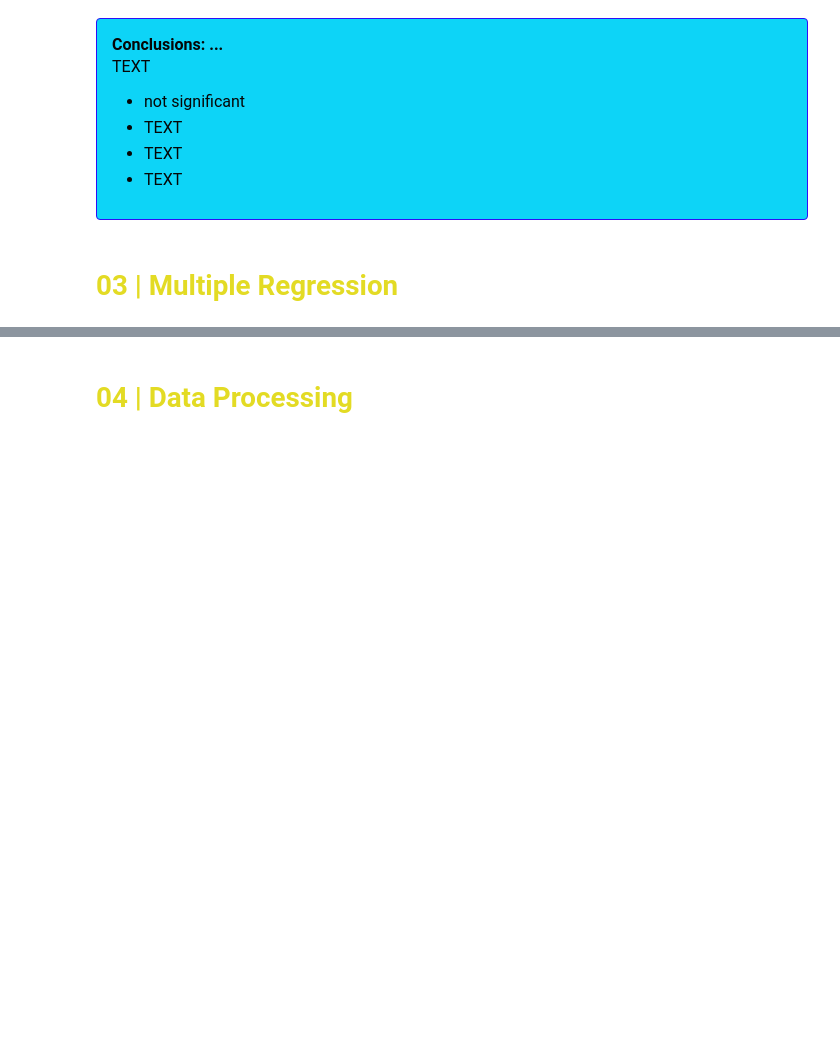
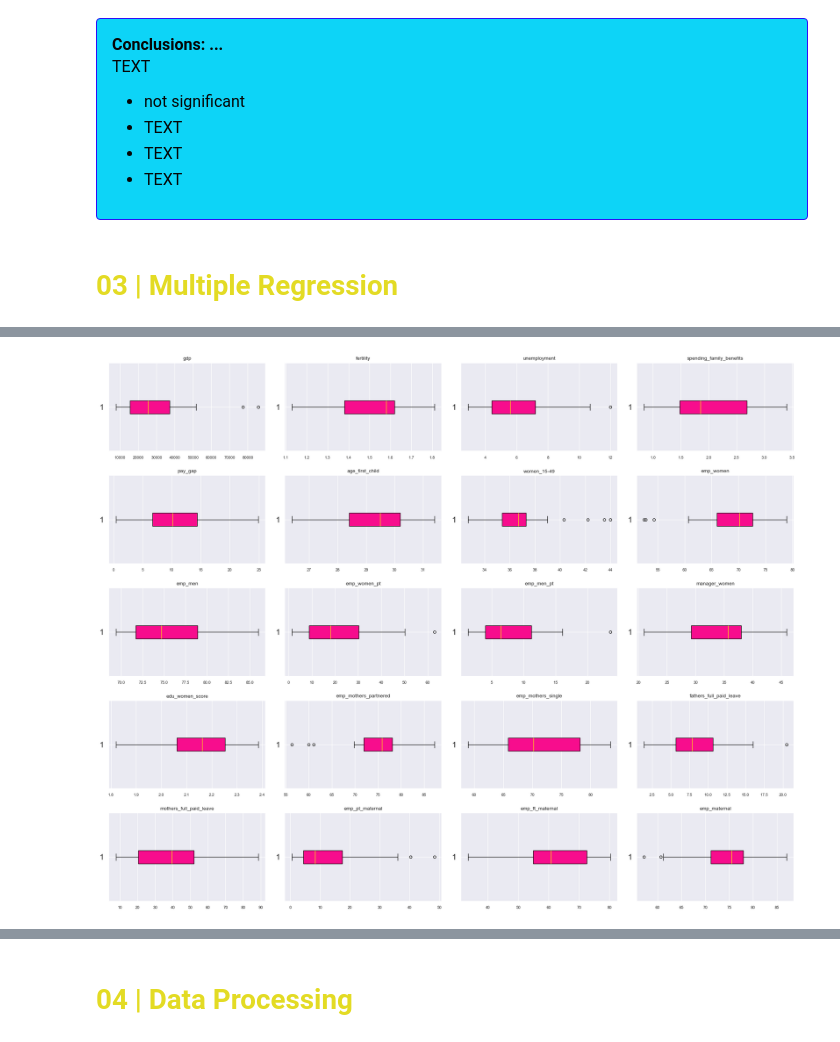
Before and after one commit to Paula0923/maternal-employment, a Jupyter notebook: inferential-maternal-employment.ipynb, the cells around one changed output, grey strips where cells are left out. Saved outputs shown, nothing was run; the diff lists cells and outputs as text; code cells hidden in the pictures; blank space fills up the shorter version.

```diff
--- a/inferential-maternal-employment.ipynb
+++ b/inferential-maternal-employment.ipynb
@@ -379,0 +478,27 @@ Notes:
+# %%
+# boxplots for all num columns
+
+color = '#f70d8d'
+
+# grid size
+nrows, ncols = 5, 4
+
+fig, axes = plt.subplots(nrows=nrows, ncols=ncols, figsize=(20, 16))
+
+axes = axes.flatten()
+
+for i, ax in enumerate(axes):
+    if i >= len(num_regression.columns):
+        ax.set_visible(False)
+        continue
+    ax.boxplot(num_regression.iloc[:, i].dropna(), vert=False, patch_artist=True,
+               boxprops=dict(facecolor=color, color='black'),
+               medianprops=dict(color='yellow'), whiskerprops=dict(color='black'),
+               capprops=dict(color='black'), flierprops=dict(marker='o', color='red', markersize=5))
+    ax.set_title(num_regression.columns[i], fontsize=10)
+    ax.tick_params(axis='x', labelsize=8)
+
+plt.tight_layout()
+plt.show()
+# %% [output]
+[figure, added]
```
Also changed, not shown: parts of 20 cells of this notebook, 5 other files.
